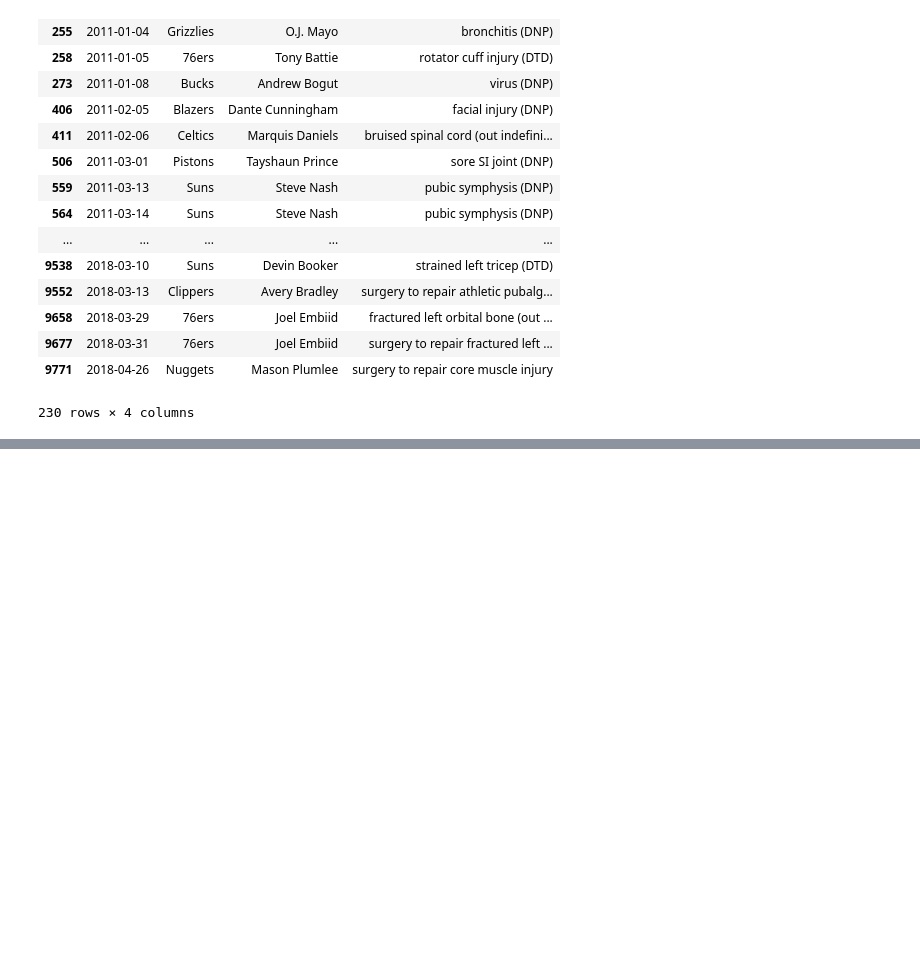
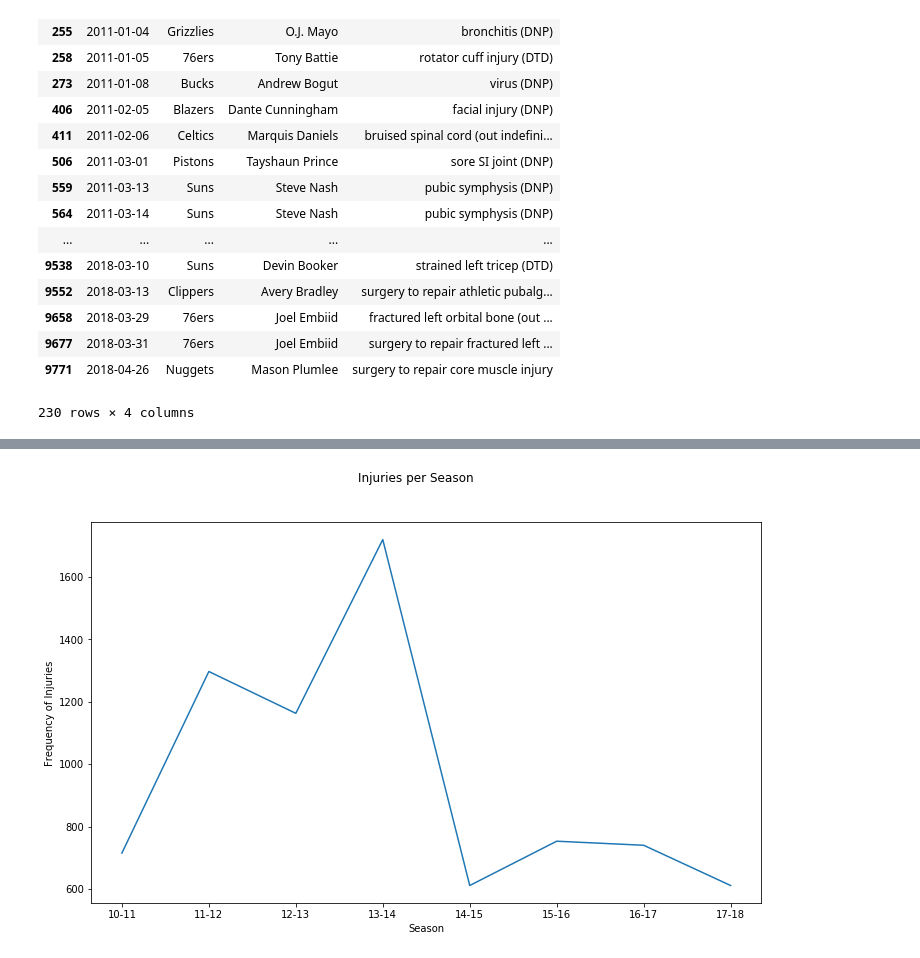
Before and after one commit to jonathansapp08/NBA-Injuries, a Jupyter notebook: NBA Injuries.ipynb, the cells around one changed output, grey strips where cells are left out. Cells and saved outputs as stored; diff of their text form; code cells hidden in the pictures; blank space fills up the shorter version.

```diff
--- a/NBA Injuries.ipynb
+++ b/NBA Injuries.ipynb
@@ -341,0 +459,14 @@ injuries
+# %%
+names = ['10-11', '11-12', '12-13', '13-14', '14-15', '15-16', '16-17', '17-18']
+values = [715, 1297, 1163, 1720, 611, 753, 740, 611]
+
+plt.figure(figsize=(12, 7))
+
+plt.subplot(111)
+plt.plot(names, values)
+plt.suptitle('NBA Injuries per Season')
+plt.xlabel('Season')
+plt.ylabel('Frequency of Injuries')
+plt.show()
+# %% [output]
+[figure, added]
```
Also changed, not shown: parts of 3 cells of this notebook.
